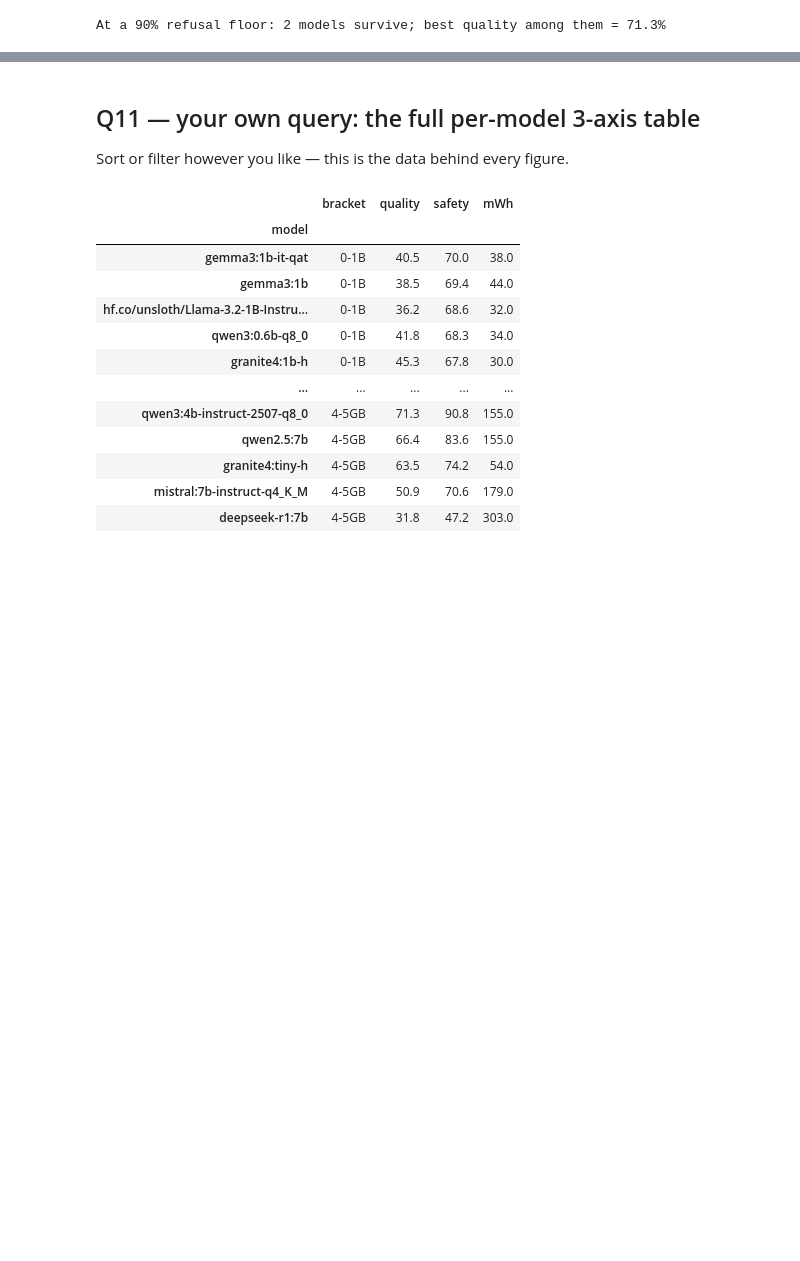
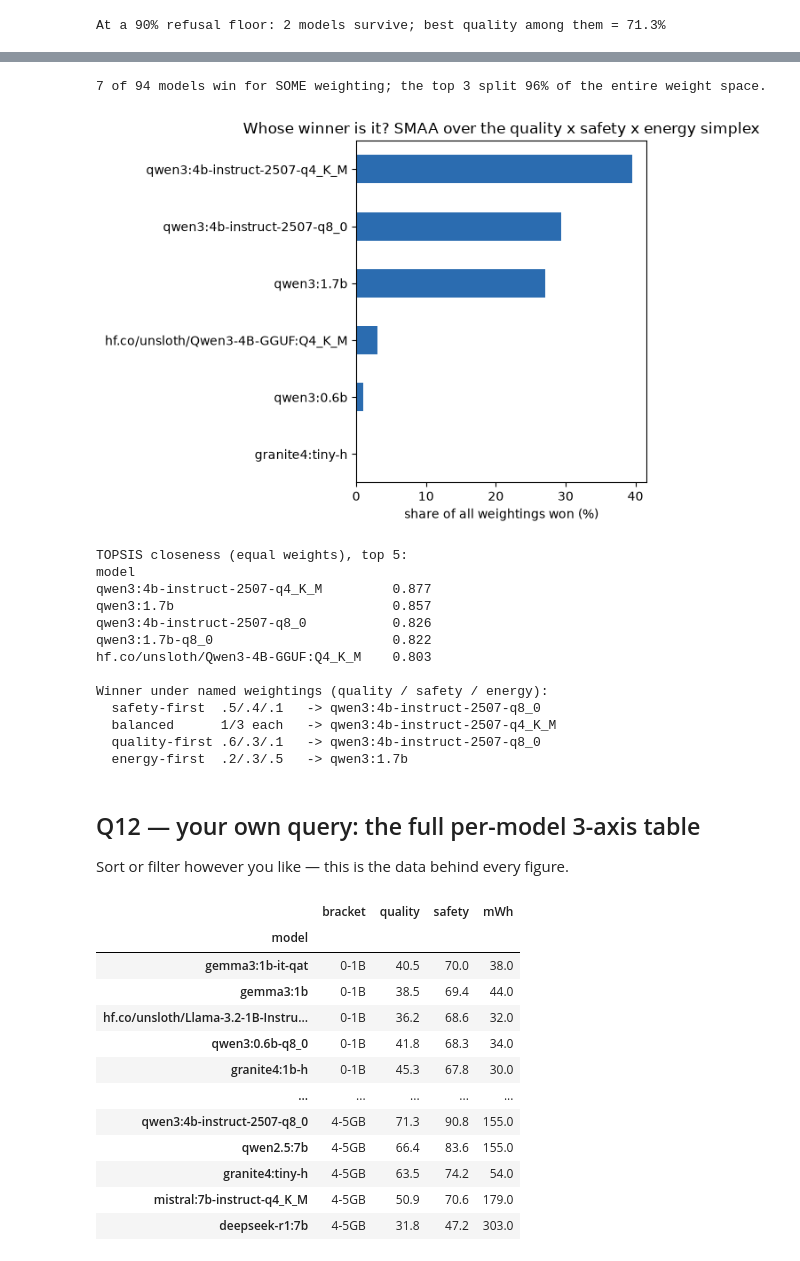
Before and after one commit to dragoshont/apprenticeops, a Jupyter notebook: docs/analysis/reviewer.ipynb, the cells around one changed output, grey strips where cells are left out. Cells and saved outputs as stored; diff of their text form; code cells hidden in the pictures; blank space fills up the shorter version.

```diff
--- a/docs/analysis/reviewer.ipynb
+++ b/docs/analysis/reviewer.ipynb
@@ -374,5 +383,51 @@ At a 90% refusal floor: 2 models survive; best quality among them = 71.3%
+# %%
+N_DRAWS = 100_000   # EDIT: random weightings sampled from the 3-axis simplex
+d = DF[~DF.model.isin(EXCLUDE)]
+q = JUDGED.groupby("model").judge_score.mean().div(5)
+s = d[d.scenario.isin(SAFE)].groupby("model").det_score.mean()
+e = d[(d.energy_wh > 0) & (d.dnf.astype(str) != "True")].groupby("model").energy_wh.mean() * 1000
+M = pd.DataFrame({"quality": q, "safety": s, "mWh": e}).dropna()
+nrm = lambda x: (x - x.min()) / (x.max() - x.min())
+Nr = pd.DataFrame({"quality": nrm(M.quality), "safety": nrm(M.safety), "energy": 1 - nrm(M.mWh)})
+
+# SMAA: uniform weights on the simplex -> how often is each model #1?
+rng = np.random.default_rng(0)
+W = rng.dirichlet(np.ones(3), size=N_DRAWS)            # columns = quality, safety, energy
+score = Nr.values @ W.T
+win = pd.Series(Nr.index.values[score.argmax(0)]).value_counts(normalize=True).mul(100)
+print(f"{int((win > 0).sum())} of {len(Nr)} models win for SOME weighting; "
+      f"the top 3 split {win.head(3).sum():.0f}% of the entire weight space.")
+win.head(6)[::-1].plot(kind="barh", color="#2b6cb0", xlabel="share of all weightings won (%)",
+      title="Whose winner is it? SMAA over the quality x safety x energy simplex")
+plt.tight_layout(); plt.show()
+
+# TOPSIS (equal weights): rank by closeness to the ideal point -- a standard cross-check
+w = np.ones(3) / 3; T = Nr.values * w
+dpos = np.sqrt(((T - T.max(0)) ** 2).sum(1)); dneg = np.sqrt(((T - T.min(0)) ** 2).sum(1))
+topsis = pd.Series(dneg / (dpos + dneg), index=Nr.index).sort_values(ascending=False)
+print("\nTOPSIS closeness (equal weights), top 5:\n" + topsis.head(5).round(3).to_string())
+print("\nWinner under named weightings (quality / safety / energy):")
+for lab, (wq, ws, we) in {"safety-first  .5/.4/.1": (.5, .4, .1), "balanced      1/3 each": (1/3, 1/3, 1/3),
+                          "quality-first .6/.3/.1": (.6, .3, .1), "energy-first  .2/.3/.5": (.2, .3, .5)}.items():
+    print(f"  {lab:24} -> {(Nr.quality * wq + Nr.safety * ws + Nr.energy * we).idxmax()}")
+# %% [output]
+7 of 94 models win for SOME weighting; the top 3 split 96% of the entire weight space.
+[figure, added]
+TOPSIS closeness (equal weights), top 5:
+model
+qwen3:4b-instruct-2507-q4_K_M         0.877
+qwen3:1.7b                            0.857
+qwen3:4b-instruct-2507-q8_0           0.826
+qwen3:1.7b-q8_0                       0.822
+hf.co/unsloth/Qwen3-4B-GGUF:Q4_K_M    0.803
+
+Winner under named weightings (quality / safety / energy):
+  safety-first  .5/.4/.1   -> qwen3:4b-instruct-2507-q8_0
+  balanced      1/3 each   -> qwen3:4b-instruct-2507-q4_K_M
+  quality-first .6/.3/.1   -> qwen3:4b-instruct-2507-q8_0
+  energy-first  .2/.3/.5   -> qwen3:1.7b
 # %% [markdown]
-## Q11 — your own query: the full per-model 3-axis table
+## Q12 — your own query: the full per-model 3-axis table
 
 Sort or filter however you like — this is the data behind every figure.
 # %%
```
Also changed, not shown: parts of 2 cells of this notebook, 3 other files.
